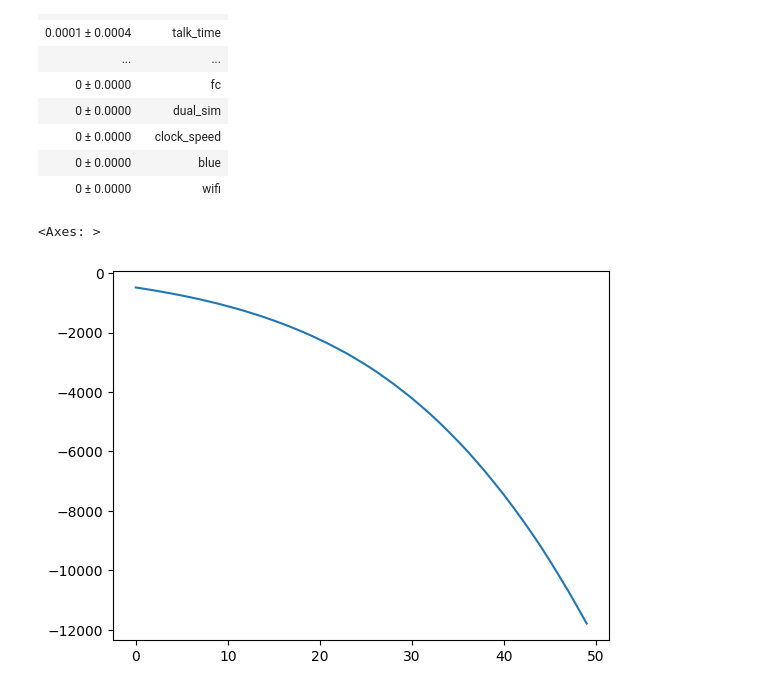
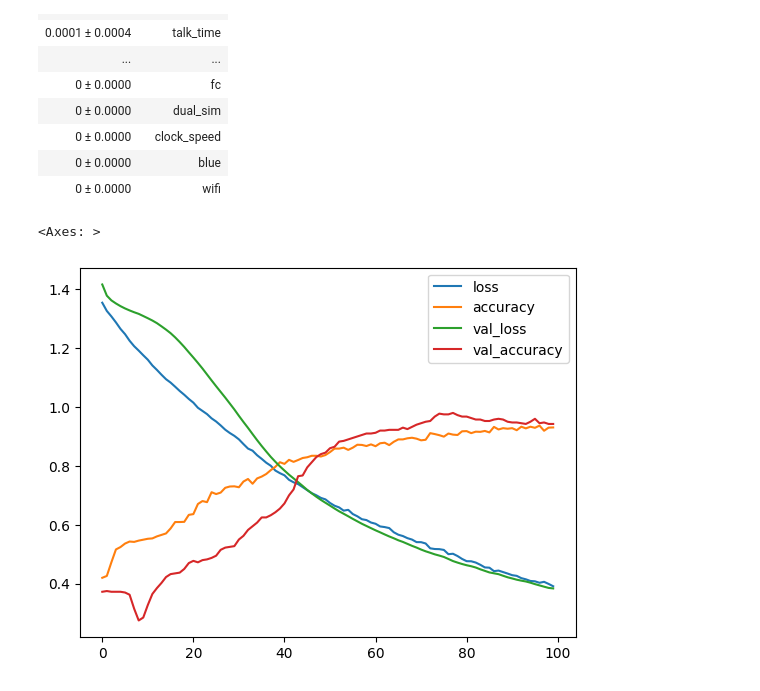
Before and after one commit to golo230/MLmodel, a Jupyter notebook: model.ipynb, the cells around one changed output. Drawn from its saved outputs; the diff is of its cells as text; code cells hidden in the pictures.

```diff
--- a/model.ipynb
+++ b/model.ipynb
@@ -147,31 +143,33 @@ X_train2, X_test2, y_train2, y_test2 = train_test_split(X2, y2, test_size=0.2)
 # %%
 from tensorflow import keras
 from tensorflow.keras import layers
+from tensorflow.keras.callbacks import EarlyStopping
 
 model = keras.Sequential([
     layers.Dense(4, activation='relu', input_shape=[20]),
+    layers.BatchNormalization(),
     layers.Dense(4, activation='relu'),
-    layers.Dense(1, activation='sigmoid'),
+    layers.BatchNormalization(),
+    layers.Dense(4, activation='softmax'),
 ])
 
 model.compile(
     optimizer='adam',
-    loss='binary_crossentropy',
-    metrics=['binary_accuracy'],
+    loss='sparse_categorical_crossentropy',
+    metrics=['accuracy'],
 )
 
 history = model.fit(
     X_train2, y_train2,
     validation_data=(X_test2, y_test2),
     batch_size=250,
-    epochs=50,
+    epochs=100,
     verbose=0,
 )
 
 history_df = pd.DataFrame(history.history)
-model1 = RandomForestClassifier(random_state = 1)
-model1.fit(X_train, y_train)history_df["loss"].plot()
+history_df.plot()
 # %% [output]
 <Axes: >
-[figure, old version]
+[figure, new version]
 # %%
```
Also changed, not shown: parts of 3 cells of this notebook.
